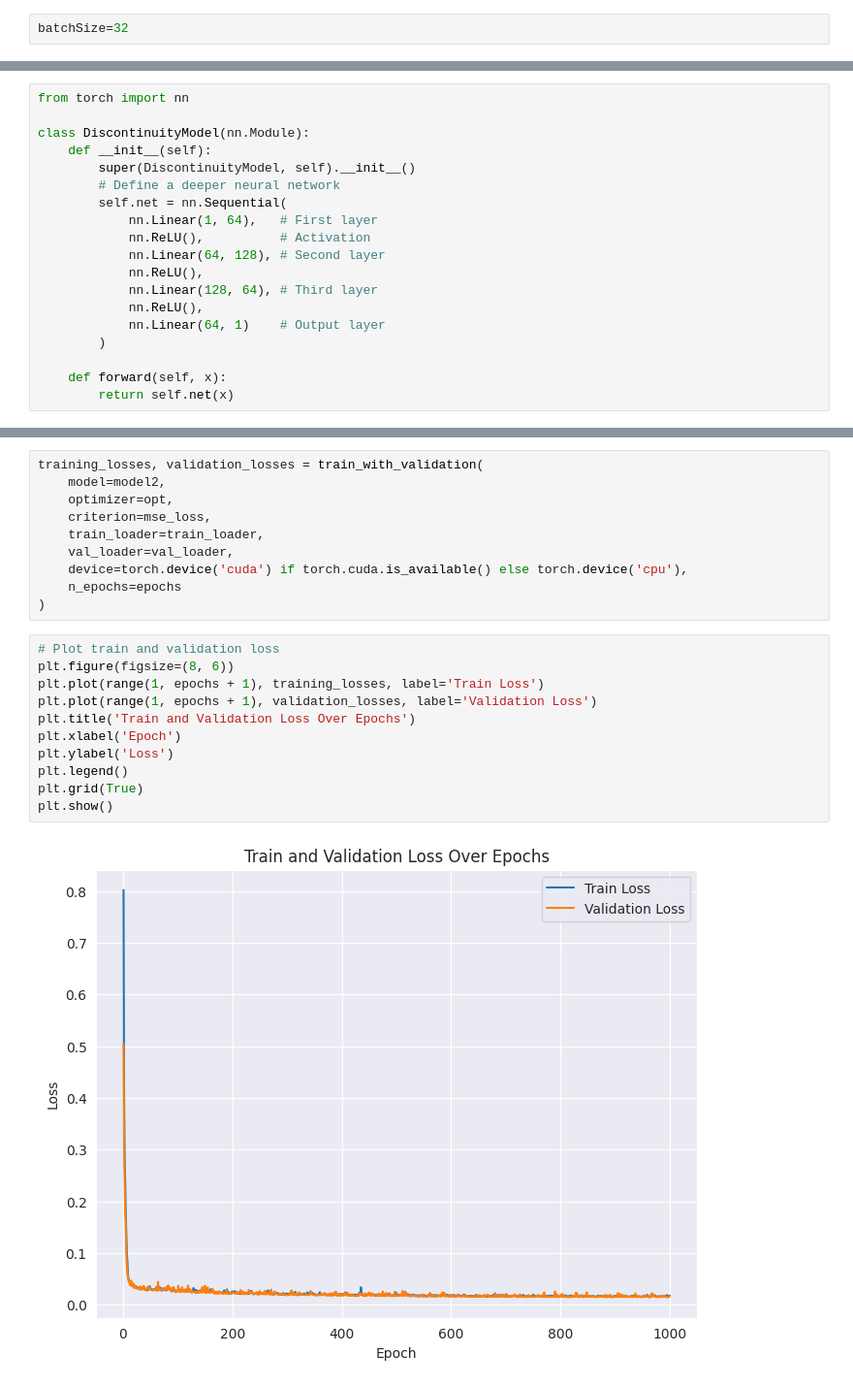
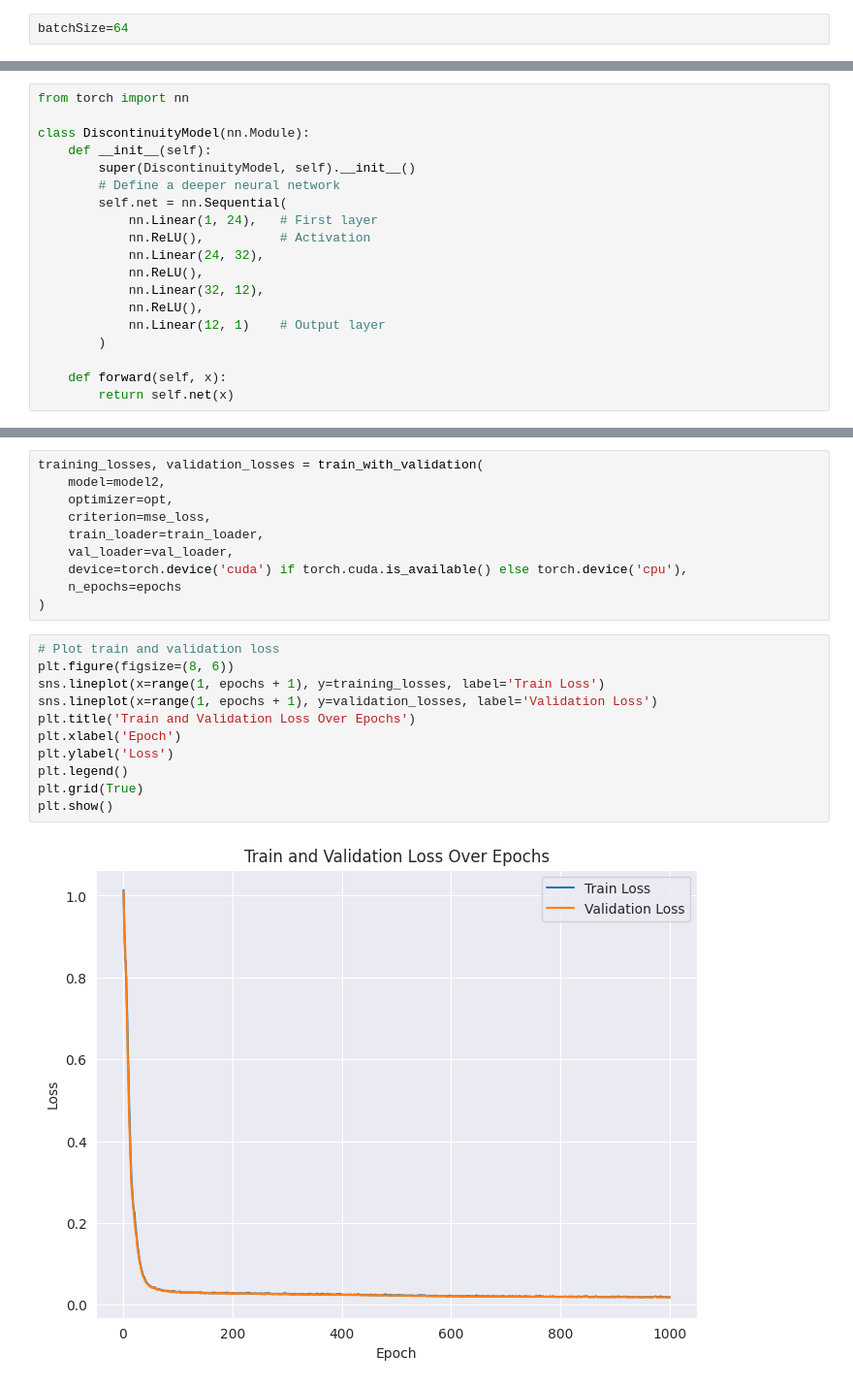
Before and after one commit to Malchemis/Introduction-To-Deep-Learning, a Jupyter notebook: notebooks/intro_pytorch_1_curve_fit.ipynb, the cells around one changed output, grey strips where cells are left out. Shown: that part at 97% size. Saved outputs shown, nothing was run; the diff lists cells and outputs as text.

```diff
--- a/notebooks/intro_pytorch_1_curve_fit.ipynb
+++ b/notebooks/intro_pytorch_1_curve_fit.ipynb
@@ -187,6 +187,6 @@ plt.show()
 # %% [markdown]
 **Q10.** Create a data loader for each sub-dataset
 # %%
-batchSize=32
+batchSize=64
 # %%
 from torch.utils.data import DataLoader
@@ -429,13 +429,13 @@ class DiscontinuityModel(nn.Module):
         super(DiscontinuityModel, self).__init__()
         # Define a deeper neural network
         self.net = nn.Sequential(
-            nn.Linear(1, 64),   # First layer
+            nn.Linear(1, 24),   # First layer
             nn.ReLU(),          # Activation
-            nn.Linear(64, 128), # Second layer
+            nn.Linear(24, 32),
             nn.ReLU(),
-            nn.Linear(128, 64), # Third layer
+            nn.Linear(32, 12),
             nn.ReLU(),
-            nn.Linear(64, 1)    # Output layer
+            nn.Linear(12, 1)    # Output layer
         )
 
     def forward(self, x):
@@ -463,16 +463,16 @@ training_losses, validation_losses = train_with_validation(
 # %%
 # Plot train and validation loss
 plt.figure(figsize=(8, 6))
-plt.plot(range(1, epochs + 1), training_losses, label='Train Loss')
-plt.plot(range(1, epochs + 1), validation_losses, label='Validation Loss')
+sns.lineplot(x=range(1, epochs + 1), y=training_losses, label='Train Loss')
+sns.lineplot(x=range(1, epochs + 1), y=validation_losses, label='Validation Loss')
 plt.title('Train and Validation Loss Over Epochs')
 plt.xlabel('Epoch')
 plt.ylabel('Loss')
 plt.legend()
 plt.grid(True)
 plt.show()
 # %% [output]
-[figure, old version]
+[figure, new version]
 # %%
 test(model=model2, criterion=mse_loss, data_loader=train_loader, device=torch.device('cuda'))
 # %% [output]
```
Also changed, not shown: parts of 9 cells of this notebook, 1 other file.
